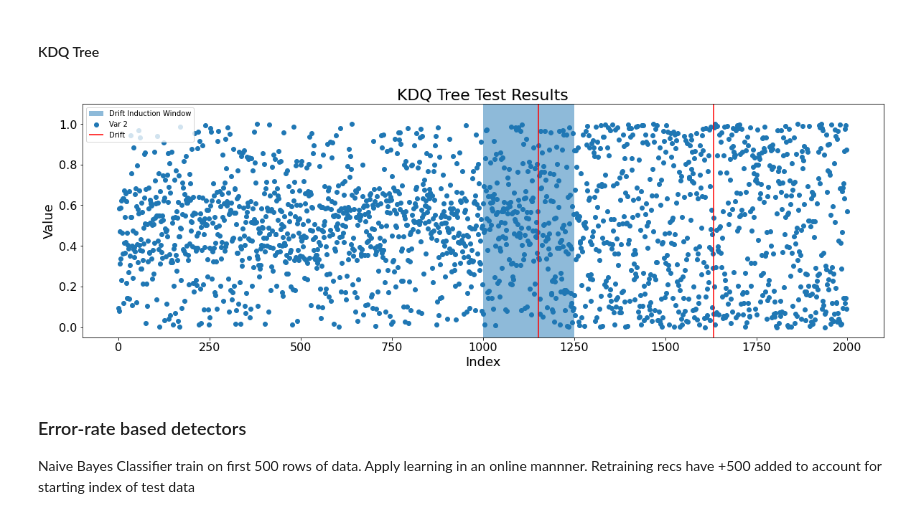
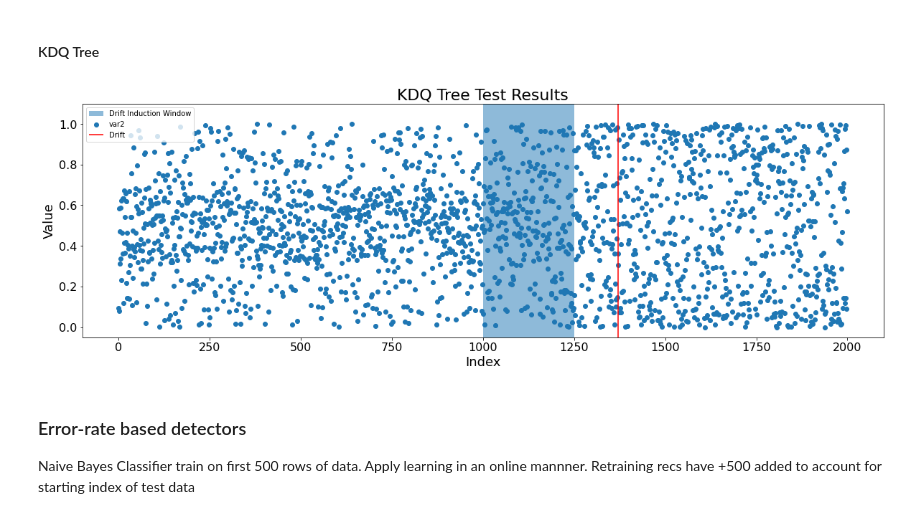
Before and after one commit to mitre/menelaus, a Jupyter notebook: examples/Testing_Vignette2.ipynb, the cells around one changed output. Saved outputs shown, nothing was run; the diff lists cells and outputs as text; code cells hidden in the pictures.

```diff
--- a/examples/Testing_Vignette2.ipynb
+++ b/examples/Testing_Vignette2.ipynb
@@ -154,30 +154,32 @@ kdq = KdqTree(window_size = window_size,
 status = pd.DataFrame(columns=['index', 'var1', 'var2', 'drift?'])
 
 # iterate through X data and run KDQ tree
-data = df[['var1','var2']]
+data = df[["var1", "var2"]]
 for i in range(len(data)):
-    kdq.update(data.iloc[[i]])
+    kdq.update(data.iloc[[i]].values)
     status.loc[i] = [i, data.iloc[i, 0], data.iloc[i, 1], kdq.drift_state]
 # %%
 plt.figure(figsize=(20, 6))
-plt.scatter('index', 'var2', data=status)
+plt.scatter('index', 'var2', data=status, label='var2')
 plt.grid(False, axis='x')
 plt.xticks(fontsize=16)
 plt.yticks(fontsize=16)
 plt.title('KDQ Tree Test Results', fontsize=22)
 plt.ylabel('Value', fontsize=18)
 plt.xlabel('Index', fontsize=18)
 plt.ylim([-0.05,1.1])
 
-plt.axvspan(1000, 1250, alpha=0.5)
+plt.axvspan(1000, 1250, alpha=0.5, label='Drift Induction Window')
 
+i = 0
 for t in status.loc[status['drift?'] == 'drift']['index']:
-    plt.vlines(x=t, ymin=-0.05, ymax=1.1, colors='red')
+    plt.vlines(x=t, ymin=-0.05, ymax=1.1, colors='red', label = ('Drift' if i == 0 else None))
+    i += 1
 
-plt.legend(['Drift Induction Window','Var 2','Drift'])
+plt.legend()
 plt.show()
 # %% [output]
-[figure, old version]
+[figure, new version]
 # %% [markdown]
 ### Error-rate based detectors
 
```
Also changed, not shown: 8 other files.
